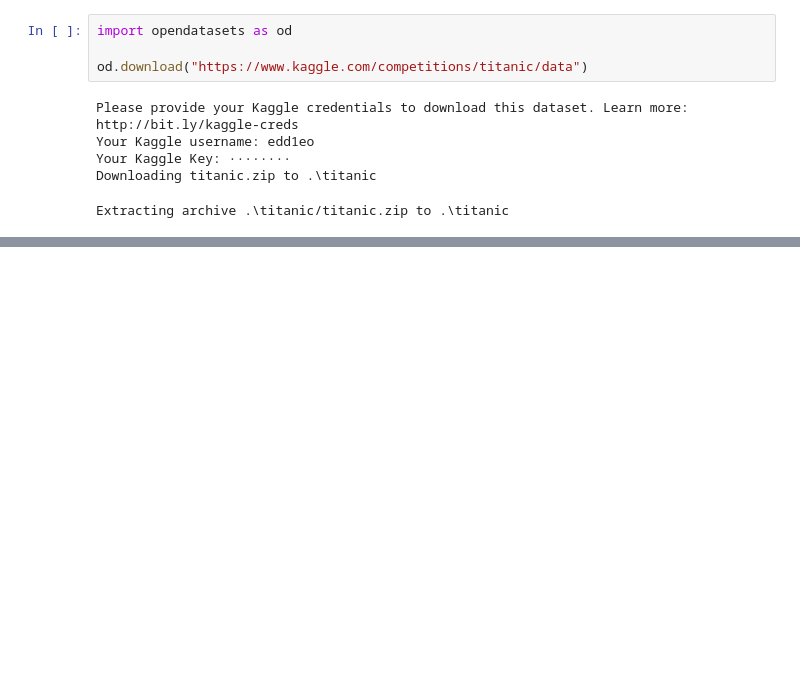
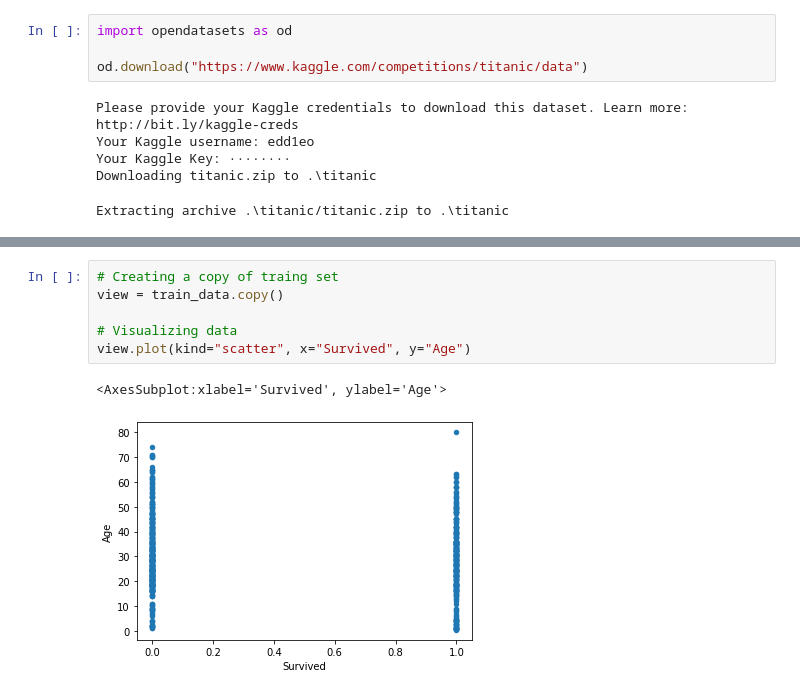
Before and after one commit to edd-ie/Hands_on_machine-learning, a Jupyter notebook: Classification_MNIST/Titanic_task3..ipynb, the cells around one changed output, grey strips where cells are left out. Drawn from its saved outputs; the diff is of its cells as text; blank space fills up the shorter version.

```diff
--- a/Classification_MNIST/Titanic_task3..ipynb
+++ b/Classification_MNIST/Titanic_task3..ipynb
@@ -16,0 +96,9 @@ Extracting archive .\titanic/titanic.zip to .\titanic
+# %%
+# Creating a copy of traing set
+view = train_data.copy()
+
+# Visualizing data
+view.plot(kind="scatter", x="Survived", y="Age")
+# %% [output]
+<AxesSubplot:xlabel='Survived', ylabel='Age'>
+[figure, added]
```
Also changed, not shown: parts of 38 cells of this notebook, 1 other file.
